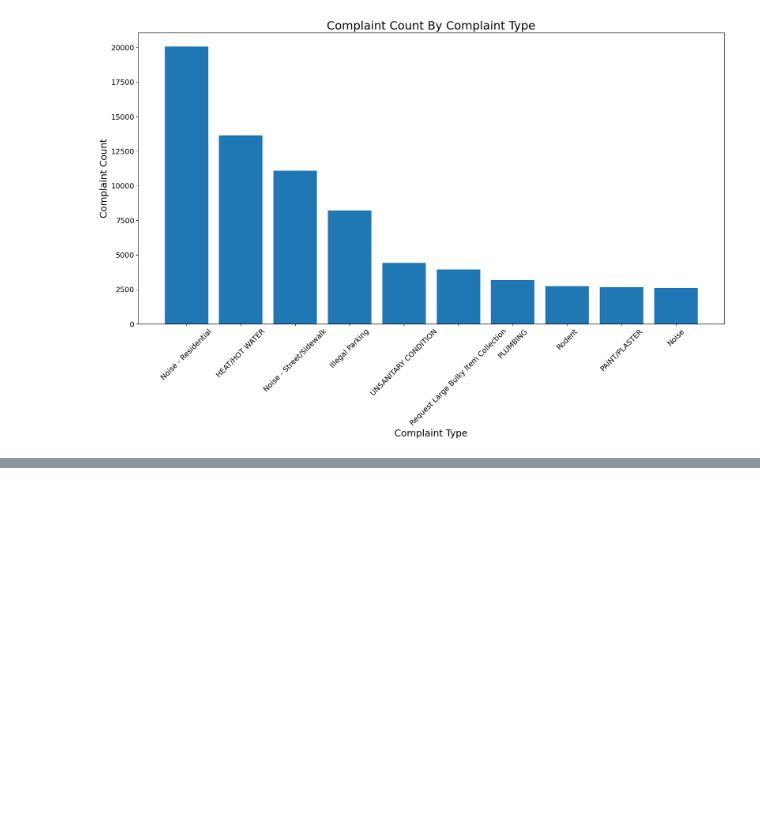
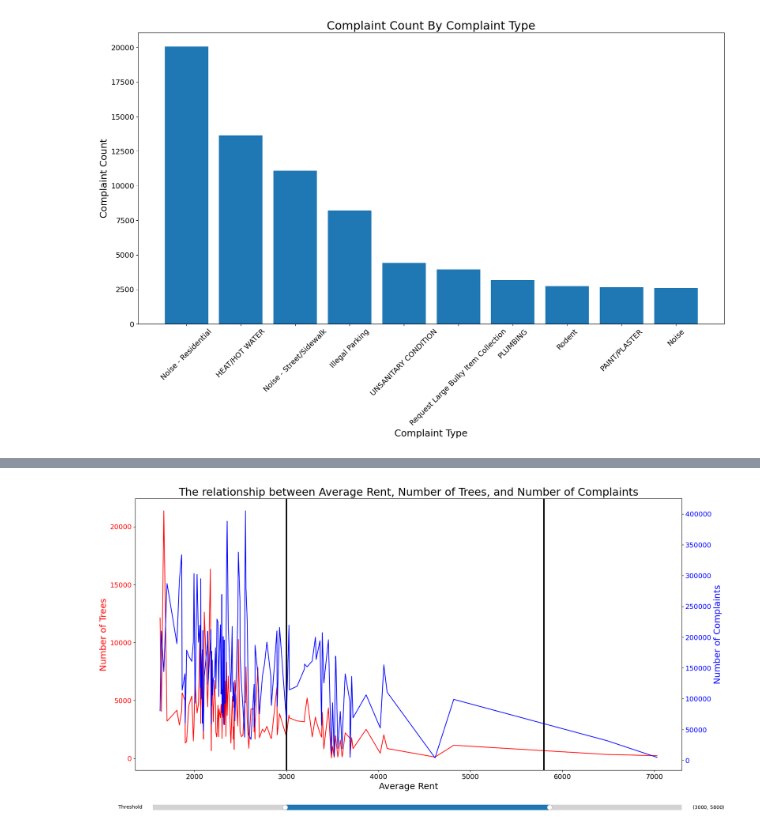
Before and after one commit to Yawenislearning/project-group28, a Jupyter notebook: project_code.ipynb, the cells around one changed output, grey strips where cells are left out. Drawn from its saved outputs; the diff is of its cells as text; code cells hidden in the pictures; blank space fills up the shorter version.

Commit message:
Add visual3

```diff
--- a/project_code.ipynb
+++ b/project_code.ipynb
@@ -960,0 +966,30 @@ plot_histogram_for_complaint_type(top_complaint_type_and_counts())
+# %%
+def rents_treecount_complaintcount() -> pd.DataFrame:
+    """
+    Returns:
+        pd.DataFrame: A DataFrame containing merged data of average rent, tree count,
+                      and complaint count by zipcode.
+    """
+    query1 = '''
+        SELECT
+            CAST(a.zipcode AS TEXT) as zipcode,
+            ROUND(AVG(b.rent)::NUMERIC, 2)  AS average_rent,
+            COUNT(DISTINCT c.id) AS tree_count
+        FROM nyc_zipcode a
+        INNER JOIN zillow b ON a.zipcode = CAST(b.zipcode AS TEXT)
+        INNER JOIN nyc_tree c ON a.zipcode = CAST(c.zipcode AS TEXT)
+        WHERE b.date >= '2015-01-01' AND b.date <= '2023-10-1'
+        GROUP BY a.zipcode
+        ORDER BY average_rent;
+    '''
+    engine = create_engine(DB_URL)
+    df1 = pd.read_sql_query(query1, con=engine)
+
+    query2 = '''
+    SELECT CAST(zipcode AS TEXT) as zipcode,COUNT(DISTINCT id) AS complaint_count
+    from nyc_311
+    GROUP BY zipcode;
+    '''
+    df2 = pd.read_sql_query(query2, con=engine)
+    result = pd.merge(df1,df2,on = 'zipcode',how = 'inner')
+    return result
@@ -960,0 +1043,4 @@ plot_histogram_for_complaint_type(top_complaint_type_and_counts())
+# %%
+plot_double_axis_on_averent(rents_treecount_complaintcount())
+# %% [output]
+[figure, added]
```
Also changed, not shown: parts of 2 cells of this notebook.
